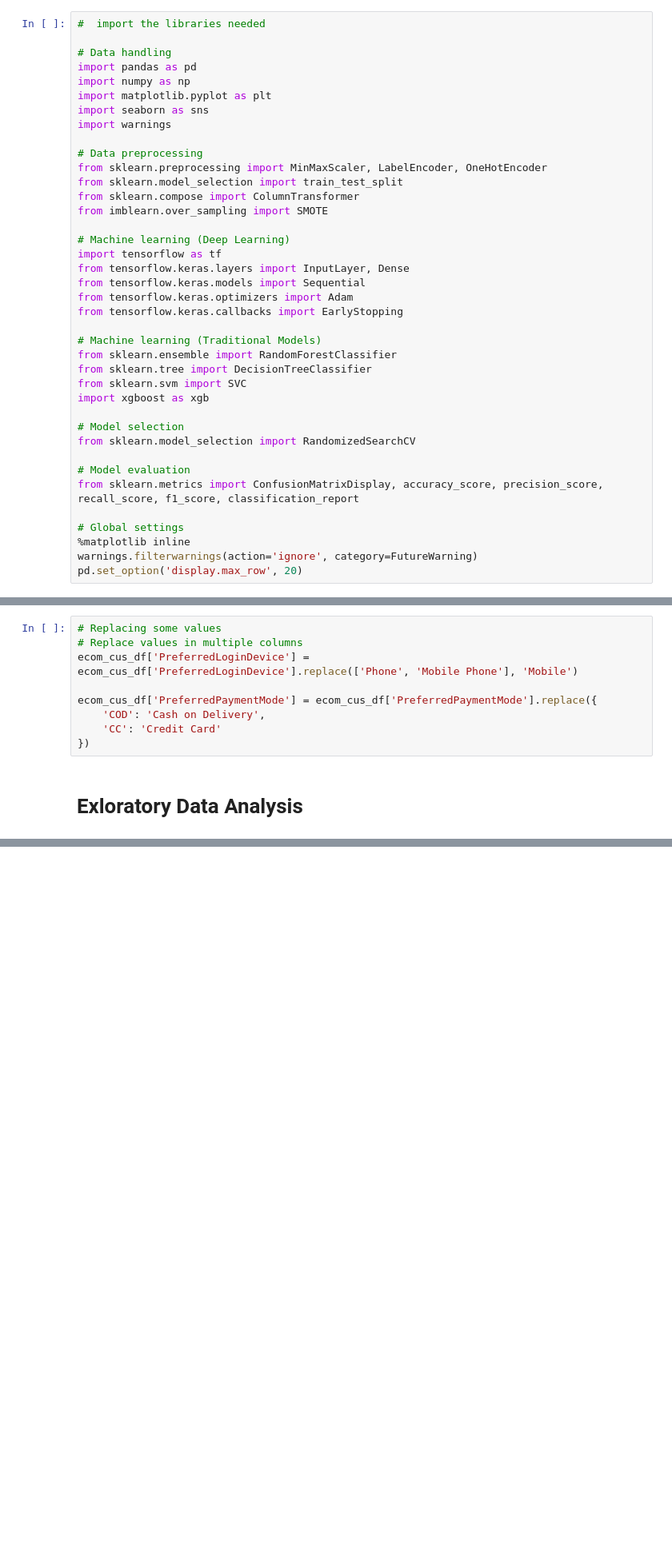
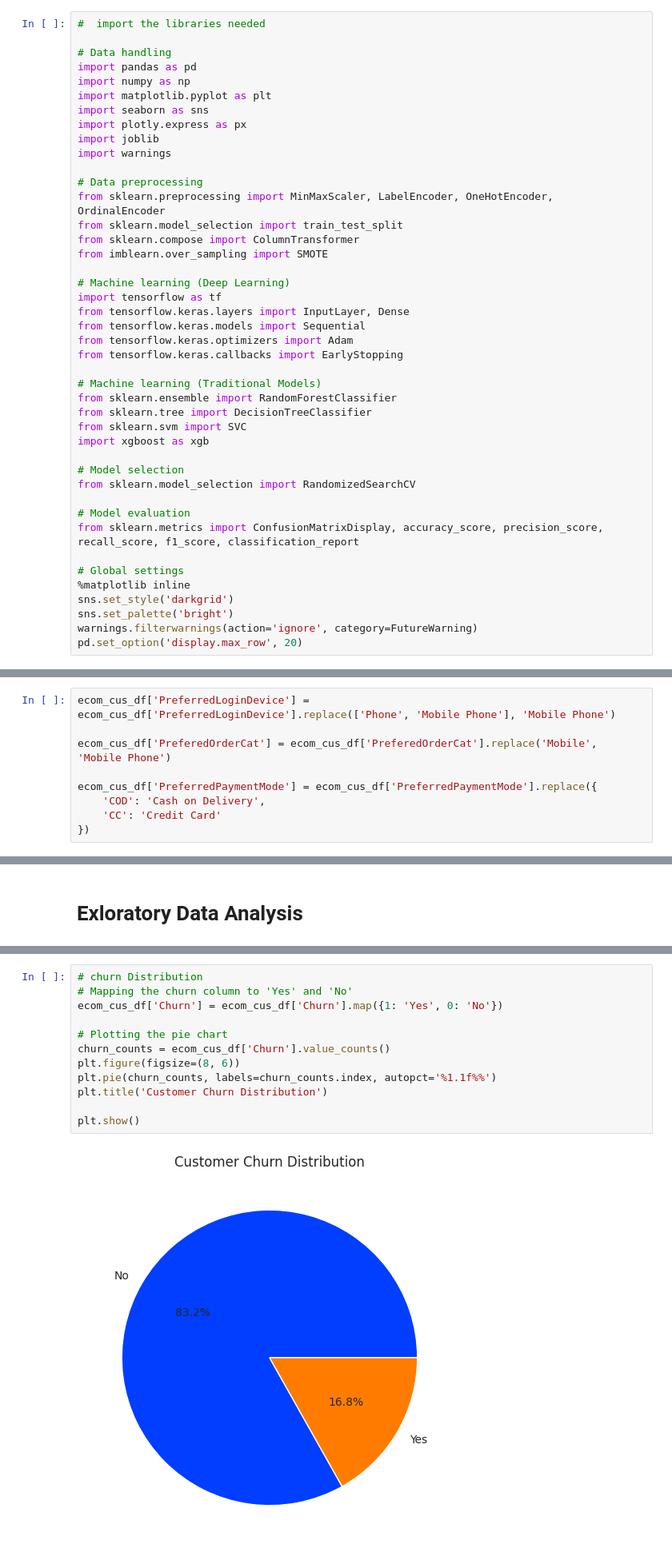
Before and after one commit to Jefest1/ecommerce_customer_churn_prediction, a Jupyter notebook: Notebooks/ecommerce_customer_churn_analysis_preprocessing.ipynb, the cells around one changed output, grey strips where cells are left out. Shown: that part at 80% size. Cells and saved outputs as stored; diff of their text form; blank space fills up the shorter version.

```diff
--- a/Notebooks/ecommerce_customer_churn_analysis_preprocessing.ipynb
+++ b/Notebooks/ecommerce_customer_churn_analysis_preprocessing.ipynb
@@ -6,10 +6,12 @@ import pandas as pd
 import numpy as np
 import matplotlib.pyplot as plt
 import seaborn as sns
+import plotly.express as px
+import joblib
 import warnings
 
 # Data preprocessing
-from sklearn.preprocessing import MinMaxScaler, LabelEncoder, OneHotEncoder
+from sklearn.preprocessing import MinMaxScaler, LabelEncoder, OneHotEncoder, OrdinalEncoder
 from sklearn.model_selection import train_test_split
 from sklearn.compose import ColumnTransformer
 from imblearn.over_sampling import SMOTE
@@ -35,6 +37,8 @@ from sklearn.metrics import ConfusionMatrixDisplay, accuracy_score, precision_sc
 
 # Global settings
 %matplotlib inline
+sns.set_style('darkgrid')
+sns.set_palette('bright')
 warnings.filterwarnings(action='ignore', category=FutureWarning)
 pd.set_option('display.max_row', 20)
 # %%
@@ -213,6 +217,15 @@ ecom_cus_df[numerical_columns].describe().T
 | OrderCount | 5630.0 | 2.961812 | 2.879248 | 1.0 | 1.00 | 2.00 | 3.0000 | 16.00 |
 | DaySinceLastOrder | 5630.0 | 4.459325 | 3.570626 | 0.0 | 2.00 | 3.00 | 7.0000 | 46.00 |
 | CashbackAmount | 5630.0 | 177.223030 | 49.207036 | 0.0 | 145.77 | 163.28 | 196.3925 | 324.99 |
+# %%
+ecom_cus_df['PreferredLoginDevice'] = ecom_cus_df['PreferredLoginDevice'].replace(['Phone', 'Mobile Phone'], 'Mobile Phone')
+
+ecom_cus_df['PreferedOrderCat'] = ecom_cus_df['PreferedOrderCat'].replace('Mobile', 'Mobile Phone')
+
+ecom_cus_df['PreferredPaymentMode'] = ecom_cus_df['PreferredPaymentMode'].replace({
+    'COD': 'Cash on Delivery',
+    'CC': 'Credit Card'
+})
 # %%
 print(f"{ecom_cus_df['PreferredLoginDevice'].value_counts()}\n")
 print(f"{ecom_cus_df['PreferredPaymentMode'].value_counts()}")
@@ -234,12 +244,3 @@ Cash on Delivery     149
 Name: count, dtype: int64
-# %%
-# Replacing some values
-# Replace values in multiple columns
-ecom_cus_df['PreferredLoginDevice'] = ecom_cus_df['PreferredLoginDevice'].replace(['Phone', 'Mobile Phone'], 'Mobile')
-
-ecom_cus_df['PreferredPaymentMode'] = ecom_cus_df['PreferredPaymentMode'].replace({
-    'COD': 'Cash on Delivery',
-    'CC': 'Credit Card'
-})
 # %% [markdown]
 # Exloratory Data Analysis
@@ -245,0 +254,14 @@ ecom_cus_df['PreferredPaymentMode'] = ecom_cus_df['PreferredPaymentMode'].replac
+# %%
+# churn Distribution
+# Mapping the churn column to 'Yes' and 'No'
+ecom_cus_df['Churn'] = ecom_cus_df['Churn'].map({1: 'Yes', 0: 'No'})
+
+# Plotting the pie chart
+churn_counts = ecom_cus_df['Churn'].value_counts()
+plt.figure(figsize=(8, 6))
+plt.pie(churn_counts, labels=churn_counts.index, autopct='%1.1f%%')
+plt.title('Customer Churn Distribution')
+
+plt.show()
+# %% [output]
+[figure, added]
```
Also changed, not shown: parts of 26 cells of this notebook, 2 other files.
